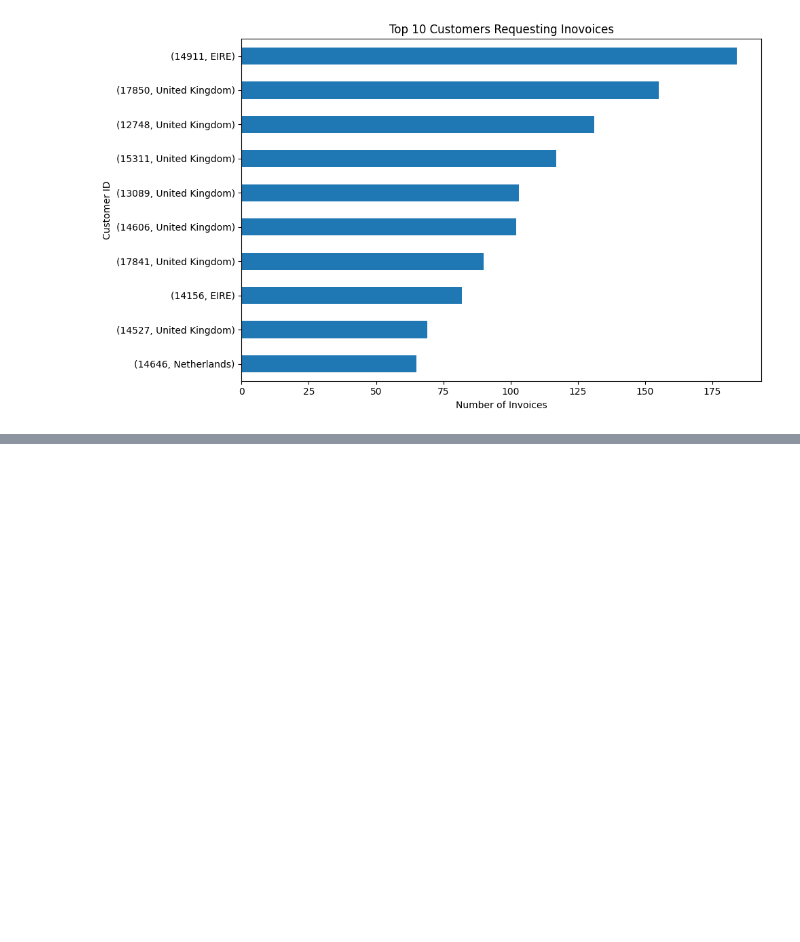
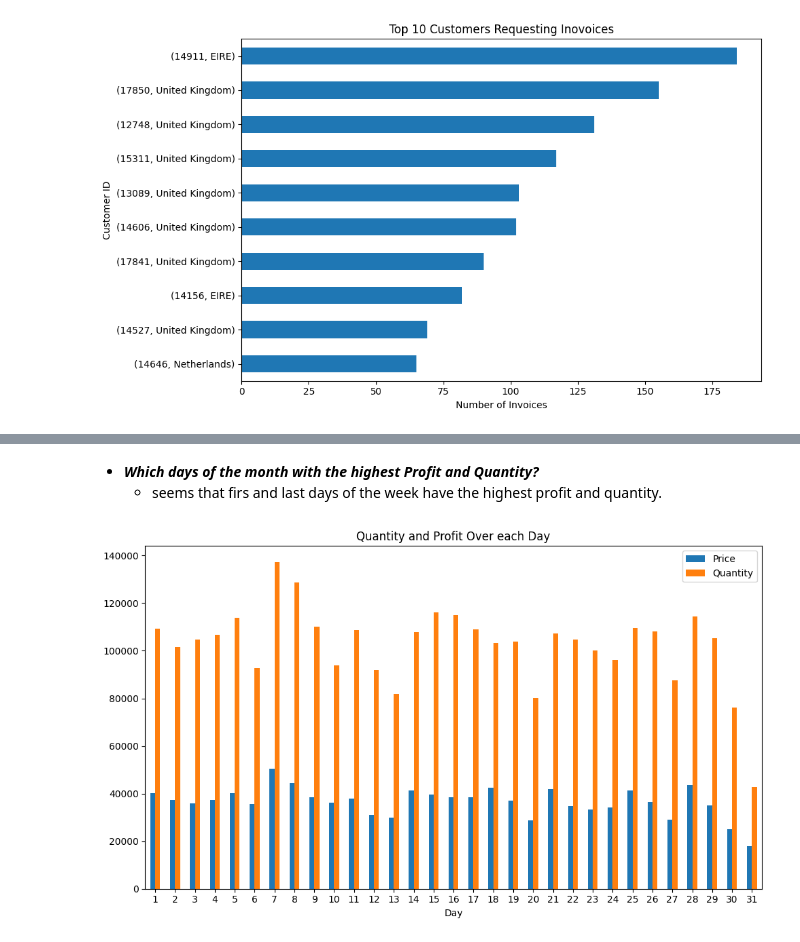
Before and after one commit to alaalmy-ahmed/Online-Retail-II, a Jupyter notebook: EDA.ipynb, the cells around one changed output, grey strips where cells are left out. Cells and saved outputs as stored; diff of their text form; code cells hidden in the pictures; blank space fills up the shorter version.

```diff
--- a/EDA.ipynb
+++ b/EDA.ipynb
@@ -271,0 +323,20 @@ plt.show()
+# %% [markdown]
+- ***Which days of the month with the highest Profit and Quantity?***
+    - seems that firs and last days of the week have the highest profit and quantity.
+# %%
+data_plot = df.groupby('Day')[["Price", "Quantity"]].sum()
+
+# Plotting the top 10 customers
+fig, ax = plt.subplots(figsize=(10, 6))
+data_plot.plot(kind='bar', ax=ax)
+
+ax.set_xlabel("Day")
+ax.set_ylabel("")
+ax.set_title("Quantity and Profit Over each Day")
+plt.xticks(rotation=0)
+plt.tight_layout()
+
+plt.savefig("figs/Which days of the month were the most popular for this store.png", format="png")
+plt.show()
+# %% [output]
+[figure, added]
```
Also changed, not shown: parts of 12 cells of this notebook, 7 other files.
